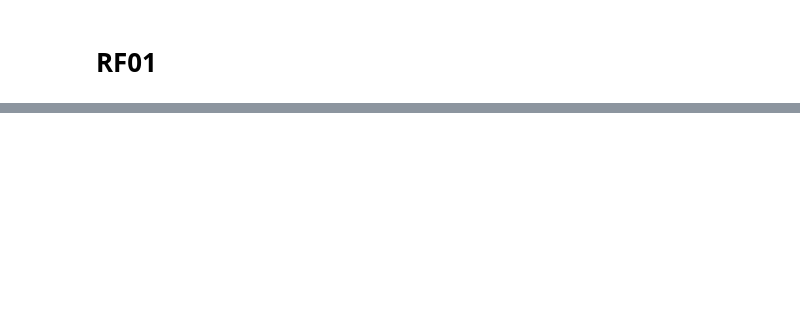
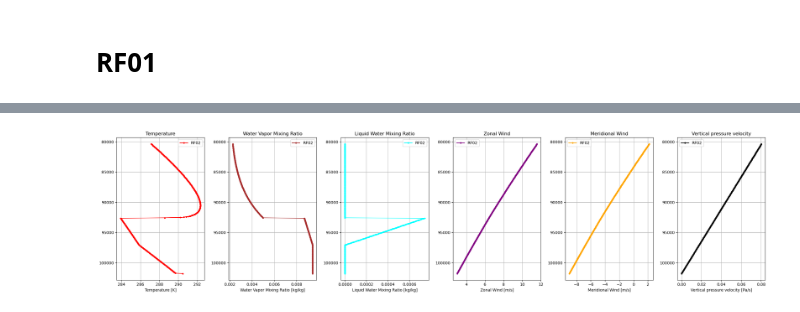
Before and after one commit to yihsuanchen/TaiESM1_Sc_diag, a Jupyter notebook: scam_taiesm1/iop_modified/modify-DYCOMSrf01_rf02-IC_4scam.ipynb, the cells around one changed output, grey strips where cells are left out. Cells and saved outputs as stored; diff of their text form; code cells hidden in the pictures; blank space fills up the shorter version.

```diff
--- a/scam_taiesm1/iop_modified/modify-DYCOMSrf01_rf02-IC_4scam.ipynb
+++ b/scam_taiesm1/iop_modified/modify-DYCOMSrf01_rf02-IC_4scam.ipynb
@@ -387,0 +514,18 @@ No artists with labels found to put in legend.  Note that artists whose label st
+# %%
+#--- plot
+ds_list=[ds_rf02]
+lg_labels=['RF02']
+yy_list=['p']
+keys_to_plot_list=[
+    ['T', "q_v", 'q_l','u', 'v', 'omega'],   # for ds_rf01
+]
+linestyles=['-']
+markers=['.']
+
+fig, axes = plt.subplots(1, num_keys, figsize=(24, 6))
+plot_profiles_from_multiple_ds(axes, ds_list, lg_labels,
+                                   yy_list, keys_to_plot_list,
+                                   linestyles=linestyles,
+                                   markers=markers)
+# %% [output]
+[figure, added]
```
Also changed, not shown: parts of 13 cells of this notebook.
